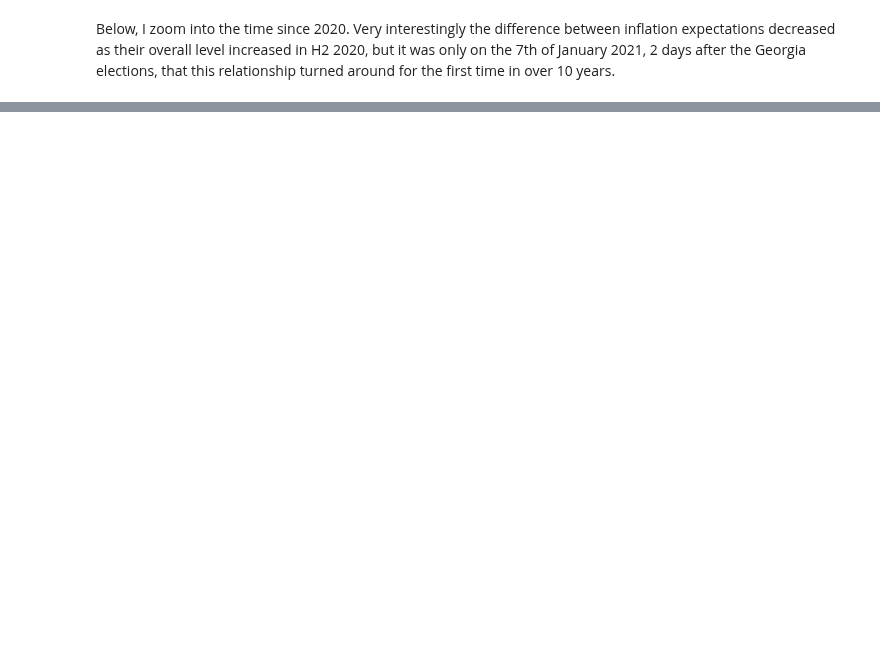
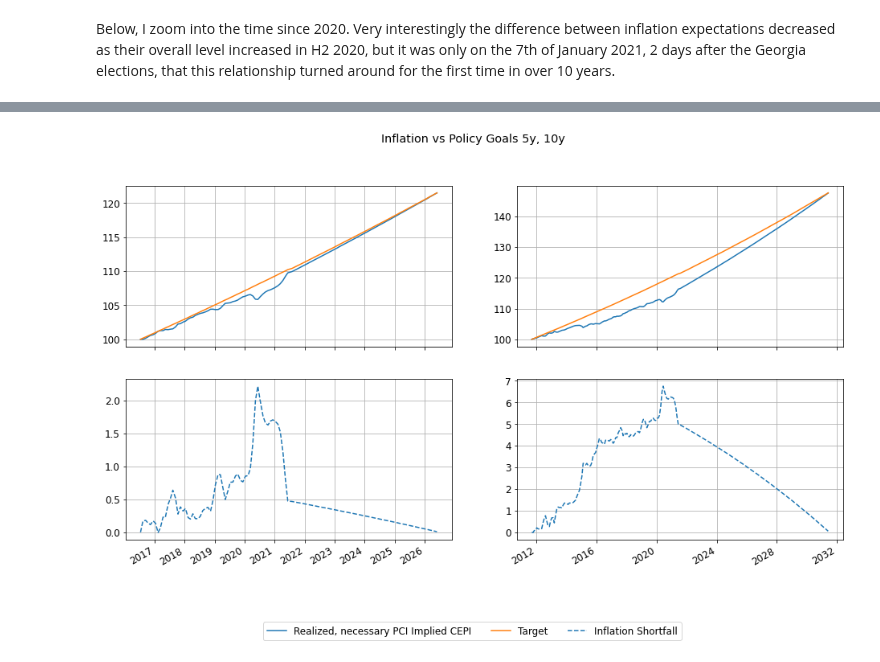
Before and after one commit to jan-felix/SLOG, a Jupyter notebook: SLOG202106_No6/Inflation_Targeting.ipynb, the cells around one changed output, grey strips where cells are left out. Drawn from its saved outputs; the diff is of its cells as text; code cells hidden in the pictures; blank space fills up the shorter version.

```diff
--- a/SLOG202106_No6/Inflation_Targeting.ipynb
+++ b/SLOG202106_No6/Inflation_Targeting.ipynb
@@ -284,0 +448,26 @@ Possible next step:
+# %%
+
+fig, axs = plt.subplots(nrows = 2,ncols = 2,sharex="col", figsize = (16,9))
+fig.suptitle("Inflation vs Policy Goals 5y, 10y")
+
+axs[0,0].plot(combined_df5["PCI Implied CEPI"],label = "Realized, necessary PCI Implied CEPI")
+axs[0,0].plot(combined_df5["Target"],label = "Target")
+axs[0,0].grid(True)
+
+axs[1,0].plot(combined_df5["Shortfall"],"--", label = "Inflation Shortfall")
+axs[1,0].grid(True)
+
+
+axs[0,1].plot(combined_df["PCI Implied CEPI"])
+axs[0,1].plot(combined_df["Target"])
+axs[0,1].grid(True)
+
+
+axs[1,1].plot(combined_df["Shortfall"],"--")
+axs[1,1].grid(True)
+
+fig.autofmt_xdate()
+fig.legend(loc='lower center', ncol = 6)
+plt.show()
+# %% [output]
+[figure, added]
```
Also changed, not shown: parts of 23 cells of this notebook, 2 other files.
